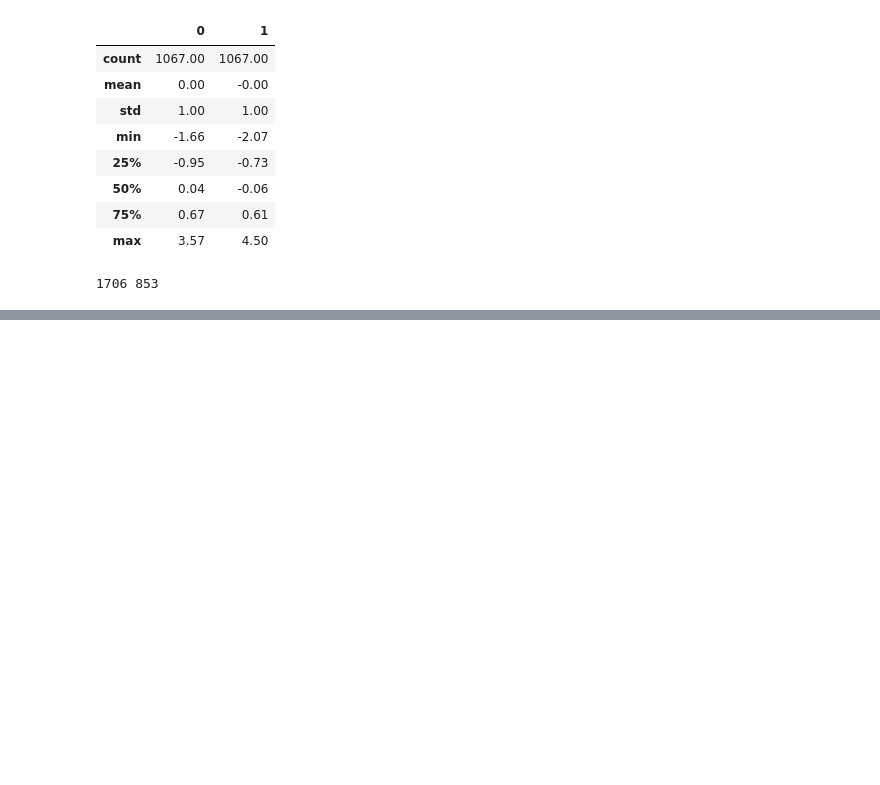
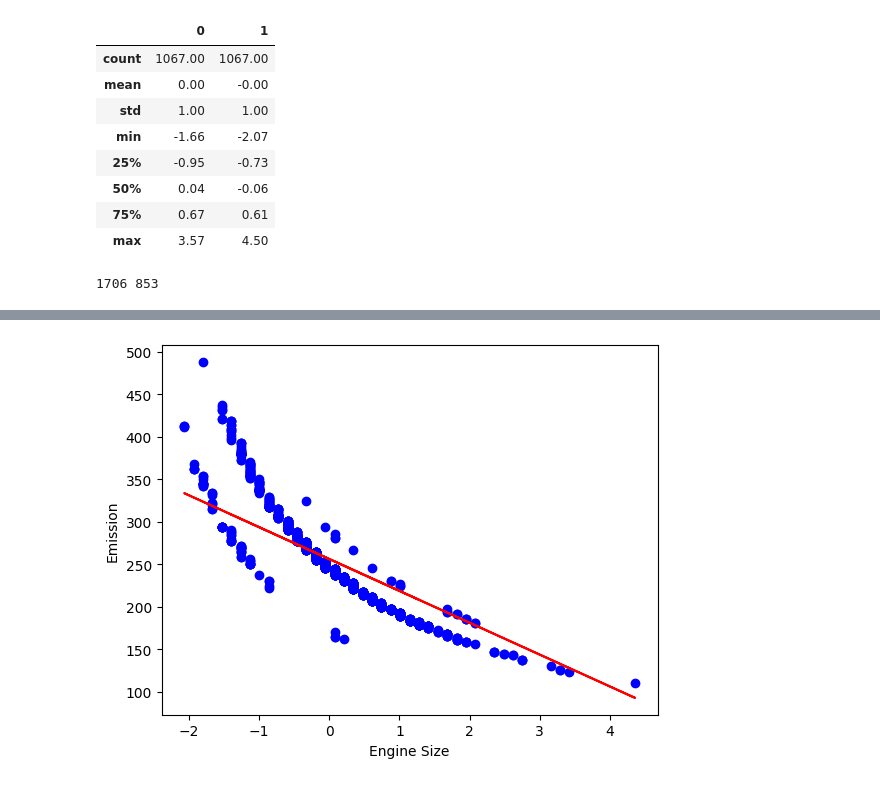
Before and after one commit to Priyanshu-21/AI-and-Machine-Learning, a Jupyter notebook: Regression/Multiple_Regression/carIntroduction.ipynb, the cells around one changed output, grey strips where cells are left out. Cells and saved outputs as stored; diff of their text form; code cells hidden in the pictures; blank space fills up the shorter version.

```diff
--- a/Regression/Multiple_Regression/carIntroduction.ipynb
+++ b/Regression/Multiple_Regression/carIntroduction.ipynb
@@ -159,0 +198,9 @@ print(x_train.size, y_train.size)
+# %%
+#Visualization of Fuel Comsumption with Emission
+plt.scatter(x_train[:, 1], y_train, color='blue')
+plt.plot(x_train[:, 1], regressor.intercept_[0] + x_train[:, 1] * regressor.coef_[0, 1], '-r')
+plt.xlabel("Engine Size")
+plt.ylabel("Emission")
+plt.show()
+# %% [output]
+[figure, added]
```
Also changed, not shown: parts of 7 cells of this notebook.
